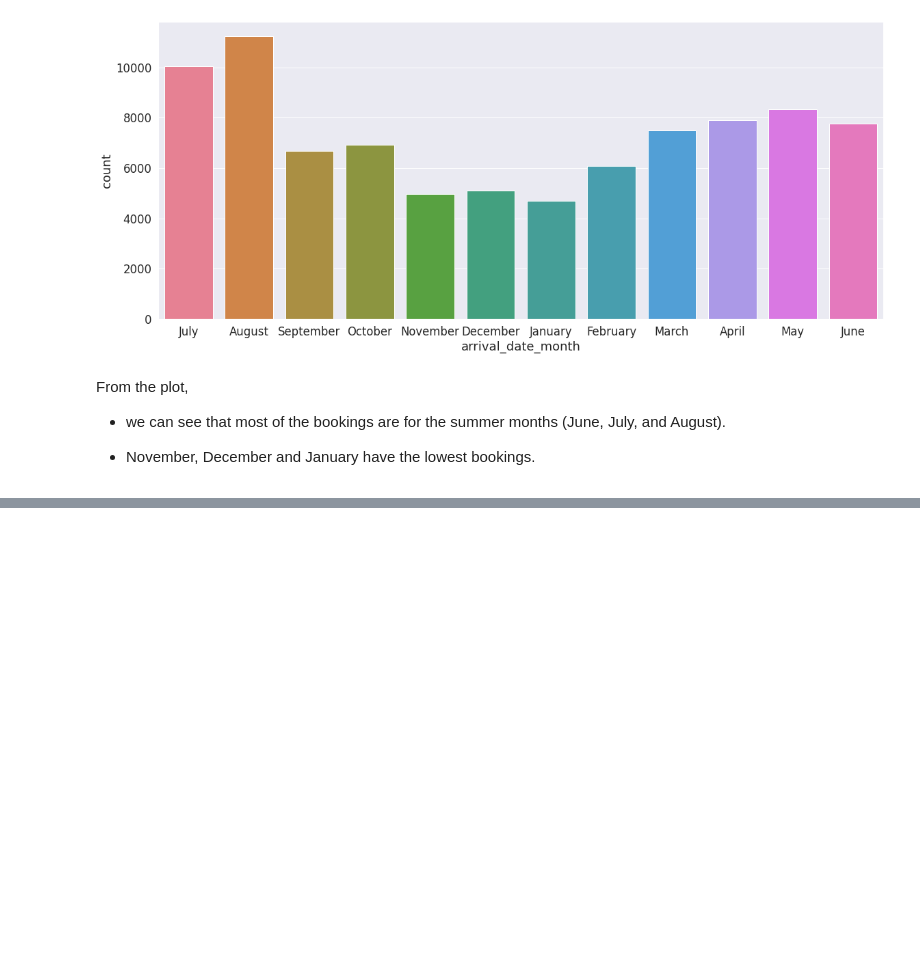
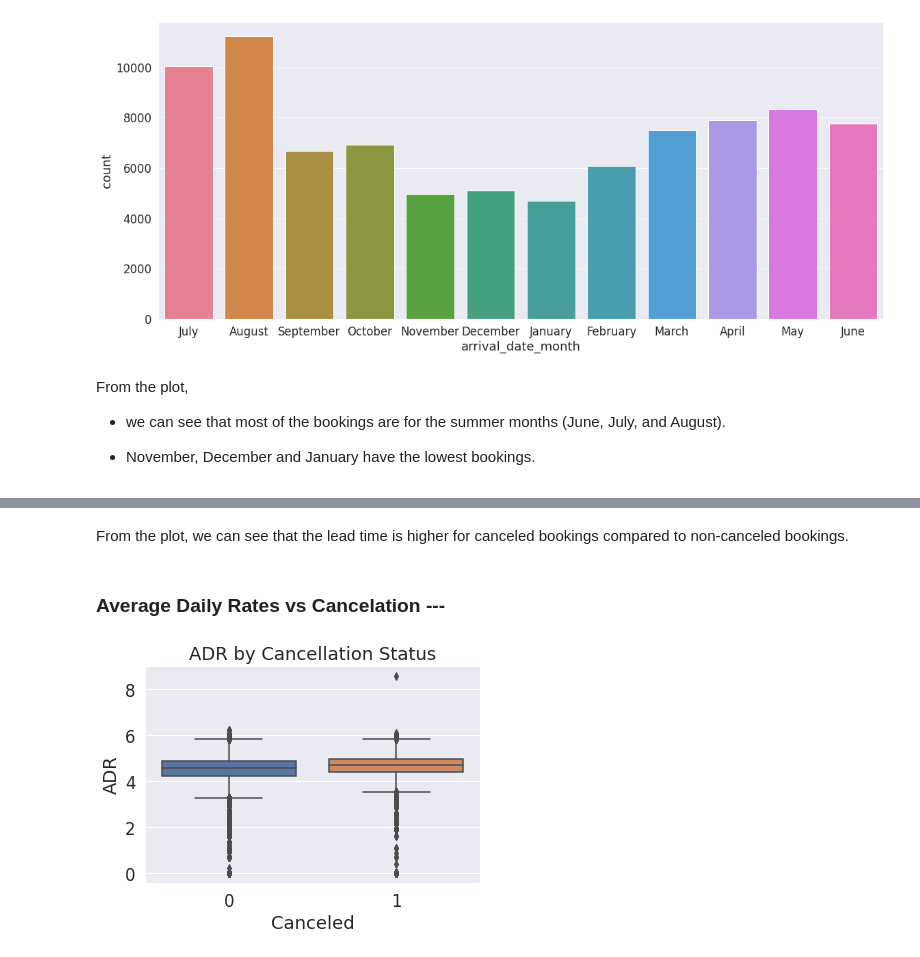
Before and after one commit to RanojoyBiswas/Hotel-Booking-Analysis-EDA-, a Jupyter notebook: Hotel_Booking_Analysis.ipynb, the cells around one changed output, grey strips where cells are left out. Saved outputs shown, nothing was run; the diff lists cells and outputs as text; code cells hidden in the pictures; blank space fills up the shorter version.

```diff
--- a/Hotel_Booking_Analysis.ipynb
+++ b/Hotel_Booking_Analysis.ipynb
@@ -457,0 +507,16 @@ From the plot,
+# %% [markdown]
+From the plot, we can see that the lead time is higher for canceled bookings compared to non-canceled bookings.
+# %% [markdown]
+### Average Daily Rates vs Cancelation ---
+# %%
+ax = sns.boxplot(x='is_canceled', y=np.log1p(df['adr']), data=df)
+
+# Add labels and title
+plt.xlabel('Canceled')
+plt.ylabel('ADR')
+plt.title('ADR by Cancellation Status')
+
+# Show the plot
+plt.show()
+# %% [output]
+[figure, added]
```
Also changed, not shown: parts of 11 cells of this notebook.
